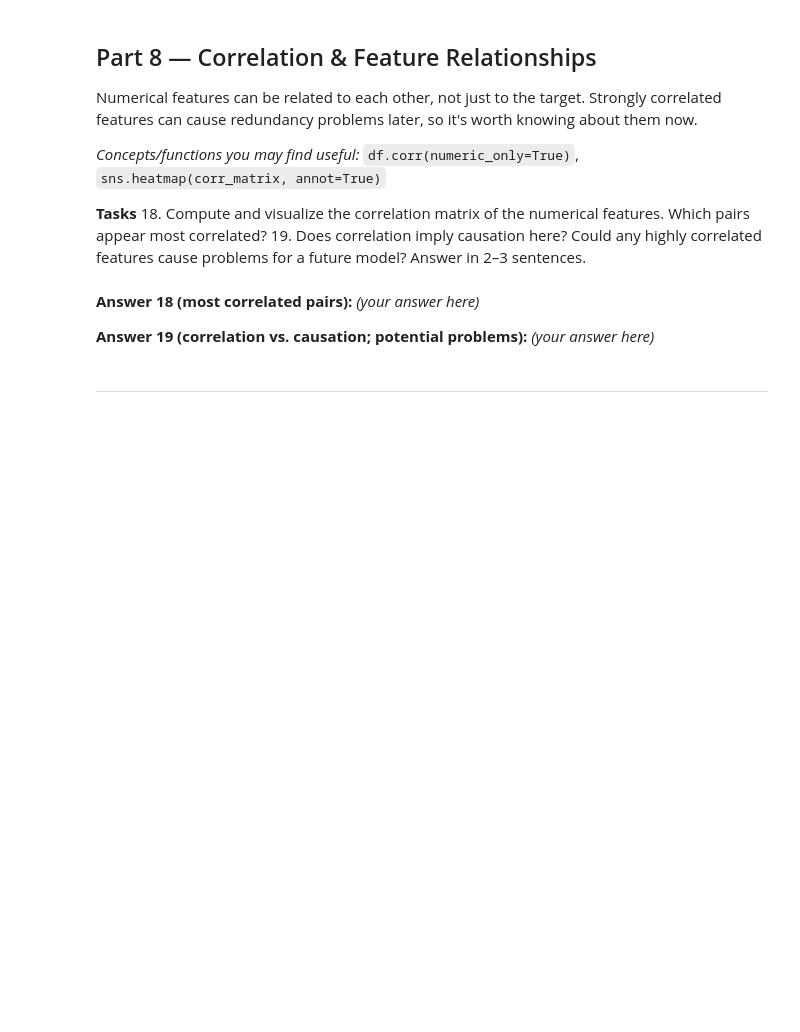
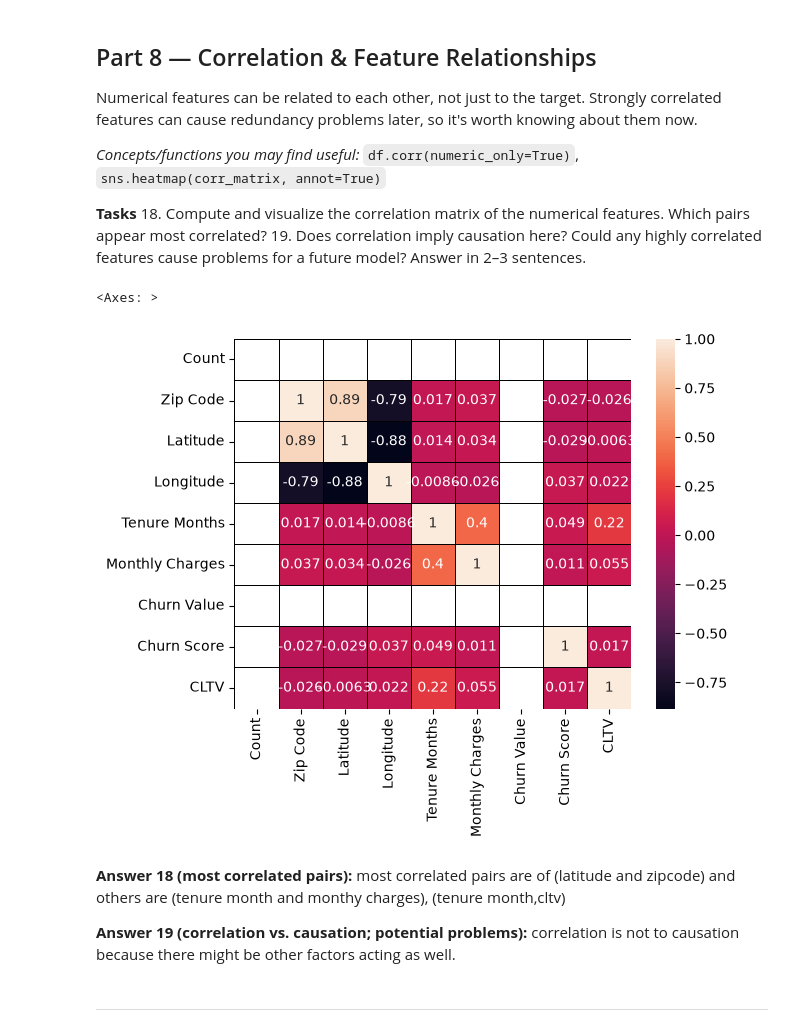
Before and after one commit to karan-kumardev/Machine-Learning-Lab2, a Jupyter notebook: Lab2_Data_Cleaning_EDA_Template.ipynb, the cells around one changed output. Drawn from its saved outputs; the diff is of its cells as text; code cells hidden in the pictures; blank space fills up the shorter version.

```diff
--- a/Lab2_Data_Cleaning_EDA_Template.ipynb
+++ b/Lab2_Data_Cleaning_EDA_Template.ipynb
@@ -388,12 +388,19 @@ Numerical features can be related to each other, not just to the target. Strongl
 19. Does correlation imply causation here? Could any highly correlated features cause problems for a future model? Answer in 2–3 sentences.
 # %%
 # Task 18 — correlation matrix and heatmap
+
+corr_matrix = df.corr(numeric_only=True)
+sns.heatmap(corr_matrix, annot=True,linewidths=0.5 ,linecolor="black")
+# %% [output]
+<Axes: >
+[figure, added]
-# %% [markdown]
-**Answer 18 (most correlated pairs):**
-_(your answer here)_
-
-**Answer 19 (correlation vs. causation; potential problems):**
-_(your answer here)_
+# %% [markdown]
+**Answer 18 (most correlated pairs):**
+most correlated pairs are of (latitude and zipcode)
+and others are (tenure month and monthy charges), (tenure month,cltv)
+
+**Answer 19 (correlation vs. causation; potential problems):**
+correlation is not to causation because there might be other factors acting as well.
 # %% [markdown]
 ---
 # %% [markdown]
```
